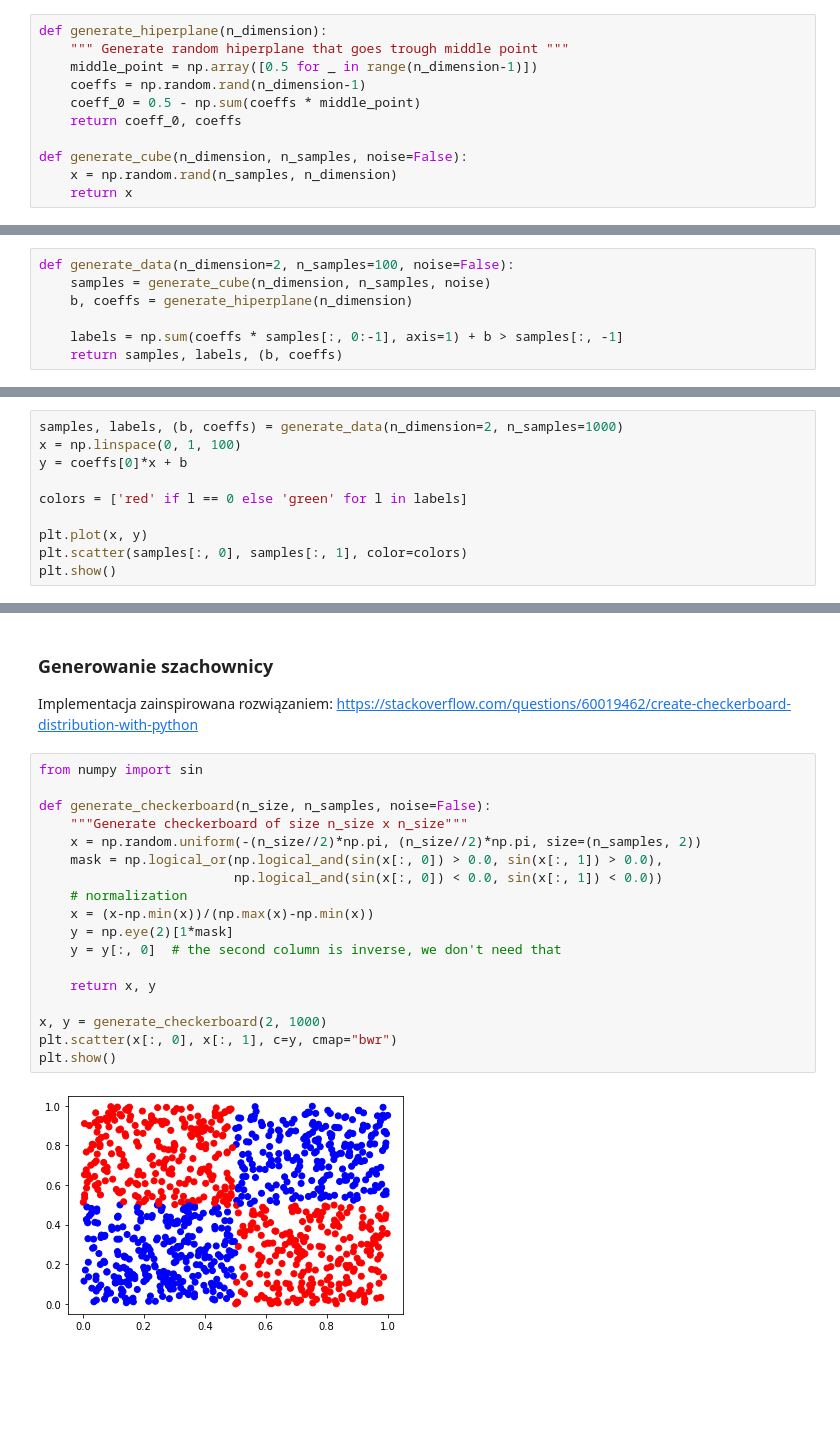
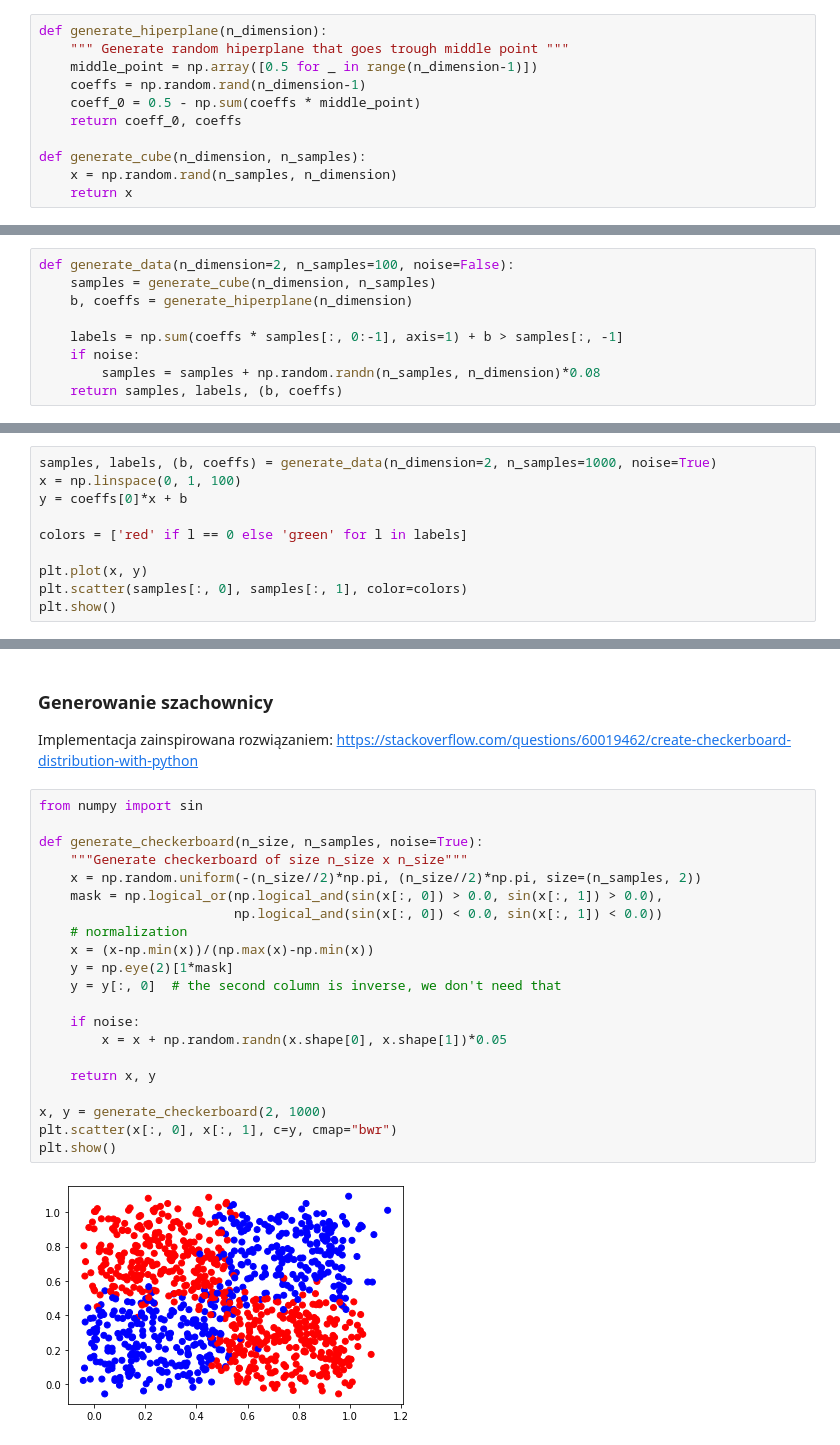
Before and after one commit to karlosos/data_mining, a Jupyter notebook: lab2/generating_data.ipynb, the cells around one changed output, grey strips where cells are left out. Drawn from its saved outputs; the diff is of its cells as text; blank space fills up the shorter version.

```diff
--- a/lab2/generating_data.ipynb
+++ b/lab2/generating_data.ipynb
@@ -52,7 +52,7 @@ def generate_hiperplane(n_dimension):
     coeff_0 = 0.5 - np.sum(coeffs * middle_point)
     return coeff_0, coeffs
 
-def generate_cube(n_dimension, n_samples, noise=False):
+def generate_cube(n_dimension, n_samples):
     x = np.random.rand(n_samples, n_dimension)
     return x
 # %% [markdown]
@@ -65,9 +65,11 @@ $$y = \frac{1}{6}x + \frac{5}{12}$$
 Sprawdzamy warunek, czy dla próbki $a$ spełniony jest warunek $\frac{1}{6}x_a + \frac{5}{12} > y_a$. Dzięki temu przydzielamy próbkom dwie klasy w zależności od pozycji względem prostej/płaszczyzny separacji.
 # %%
 def generate_data(n_dimension=2, n_samples=100, noise=False):
-    samples = generate_cube(n_dimension, n_samples, noise)
+    samples = generate_cube(n_dimension, n_samples)
     b, coeffs = generate_hiperplane(n_dimension)
 
     labels = np.sum(coeffs * samples[:, 0:-1], axis=1) + b > samples[:, -1]
+    if noise:
+        samples = samples + np.random.randn(n_samples, n_dimension)*0.08
     return samples, labels, (b, coeffs)
 # %% [markdown]
@@ -75,5 +77,5 @@ def generate_data(n_dimension=2, n_samples=100, noise=False):
 # %%
-samples, labels, (b, coeffs) = generate_data(n_dimension=2, n_samples=1000)
+samples, labels, (b, coeffs) = generate_data(n_dimension=2, n_samples=1000, noise=True)
 x = np.linspace(0, 1, 100)
 y = coeffs[0]*x + b
 
@@ -118,20 +120,23 @@ Implementacja zainspirowana rozwiązaniem: https://stackoverflow.com/questions/6
 # %%
 from numpy import sin
 
-def generate_checkerboard(n_size, n_samples, noise=False):
+def generate_checkerboard(n_size, n_samples, noise=True):
     """Generate checkerboard of size n_size x n_size"""
     x = np.random.uniform(-(n_size//2)*np.pi, (n_size//2)*np.pi, size=(n_samples, 2))
     mask = np.logical_or(np.logical_and(sin(x[:, 0]) > 0.0, sin(x[:, 1]) > 0.0),
                          np.logical_and(sin(x[:, 0]) < 0.0, sin(x[:, 1]) < 0.0))
     # normalization
     x = (x-np.min(x))/(np.max(x)-np.min(x))
     y = np.eye(2)[1*mask]
     y = y[:, 0]  # the second column is inverse, we don't need that
 
+    if noise:
+        x = x + np.random.randn(x.shape[0], x.shape[1])*0.05
+
     return x, y
 
 x, y = generate_checkerboard(2, 1000)
 plt.scatter(x[:, 0], x[:, 1], c=y, cmap="bwr")
 plt.show()
 # %% [output]
-[figure, old version]
+[figure, new version]
```
Also changed, not shown: parts of 3 cells of this notebook, 4 other files.
